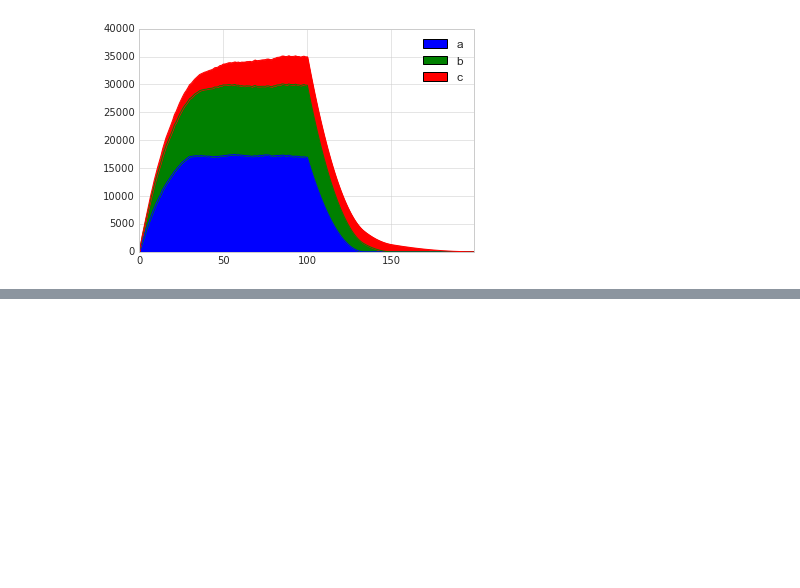
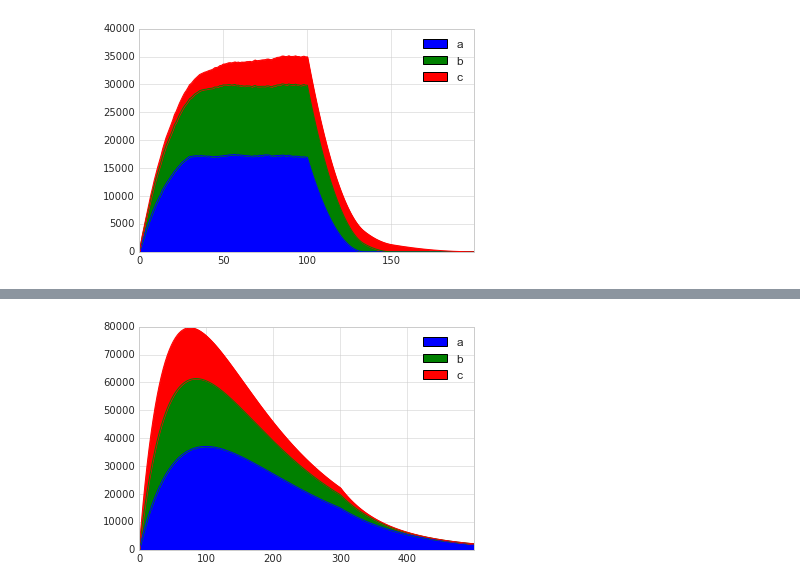
Before and after one commit to thevioletpiece/data_science_tools, a Jupyter notebook: Growth Analytics.ipynb, the cells around one changed output, grey strips where cells are left out. Drawn from its saved outputs; the diff is of its cells as text; code cells hidden in the pictures; blank space fills up the shorter version.

```diff
--- a/Growth Analytics.ipynb
+++ b/Growth Analytics.ipynb
@@ -287,0 +318,17 @@ df.plot(kind='area');
+# %%
+def computeDAUExp(cohorts, alpha, daysOut, beta):
+    currentDay = len(cohorts)
+    DAU = []
+    #First Calculate DAU while cohorts are being acquired
+    for t in range(currentDay):
+        actives=[]
+        for i in range(t):
+            actives.append(beta*cohorts[t-i-1]*expon(i,alpha))
+        DAU.append(sum(actives))
+    #Now calculate more DAU as we project out after acquiring cohorts
+    for t in range(daysOut):
+        actives=[]
+        for i in range(currentDay):
+            actives.append(beta*cohorts[currentDay-i-1]*expon(t+i,alpha))
+        DAU.append(sum(actives))
+    return DAU
@@ -287,0 +338,19 @@ df.plot(kind='area');
+# %%
+#aCohort=[1000*(1+0.2*(random.random()-0.5)) for i in range(100)]
+
+aCohort=[]
+S=100000
+for i in range(300):
+    aCohort.append(1000*(S-sum(aCohort))/S)
+plt.plot(aCohort)
+
+aDAU = computeDAUExp(aCohort, .01, 200,1)
+bDAU = computeDAUExp(aCohort, .02, 200,1)
+cDAU = computeDAUExp(aCohort, .03, 200,1)
+
+zz=np.stack((np.array(aDAU), np.array(bDAU), np.array(cDAU)),axis=1)
+df = pd.DataFrame(zz, columns=['a', 'b', 'c'])
+#df.plot()
+df.plot(kind='area');
+# %% [output]
+[figure, added]
```
Also changed, not shown: parts of 7 cells of this notebook.
